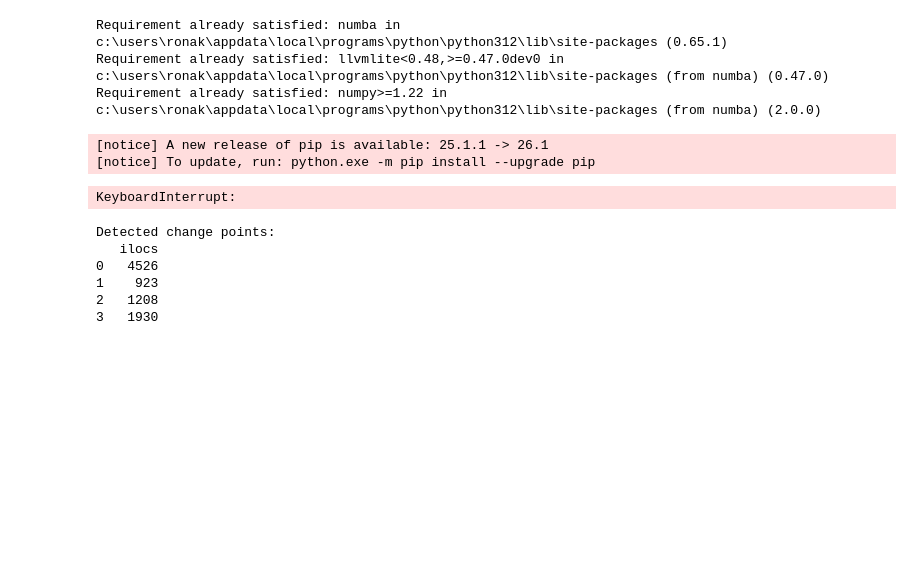
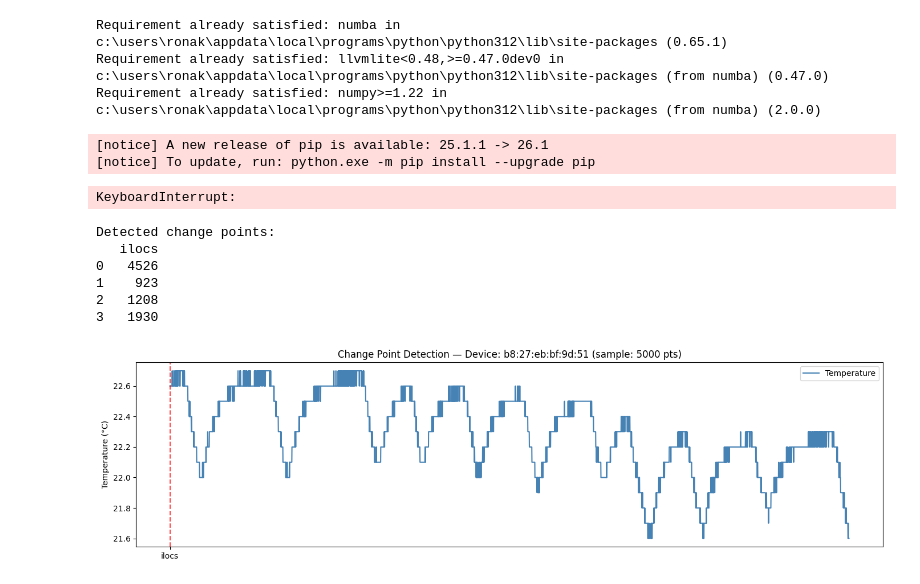
Before and after one commit to RONAK-AI647/agri4-sktime-benchmark, a Jupyter notebook: agri4-sktime-benchmark/notebooks/03_anomaly_detection.ipynb, the cells around one changed output. Saved outputs shown, nothing was run; the diff lists cells and outputs as text; code cells hidden in the pictures; blank space fills up the shorter version.

Commit message:
Add IoT sensor data pipeline with sktime ClaSP change point detection

```diff
--- a/agri4-sktime-benchmark/notebooks/03_anomaly_detection.ipynb
+++ b/agri4-sktime-benchmark/notebooks/03_anomaly_detection.ipynb
@@ -62,3 +62,18 @@ Detected change points:
 1    923
 2   1208
 3   1930
+# %%
+fig, ax = plt.subplots(figsize=(14, 4))
+ax.plot(temp_series_small.values, label='Temperature', color='steelblue')
+
+for cp in change_points:
+    ax.axvline(x=cp, color='red', linestyle='--', alpha=0.7)
+
+ax.set_title(f'Change Point Detection — Device: {device_id} (sample: 5000 pts)')
+ax.set_ylabel('Temperature (°C)')
+ax.legend()
+plt.tight_layout()
+plt.savefig('../data/changepoint_detection.png')
+plt.show()
+# %% [output]
+[figure, added]
```
Also changed, not shown: parts of 1 cell of this notebook, 2 other files.
